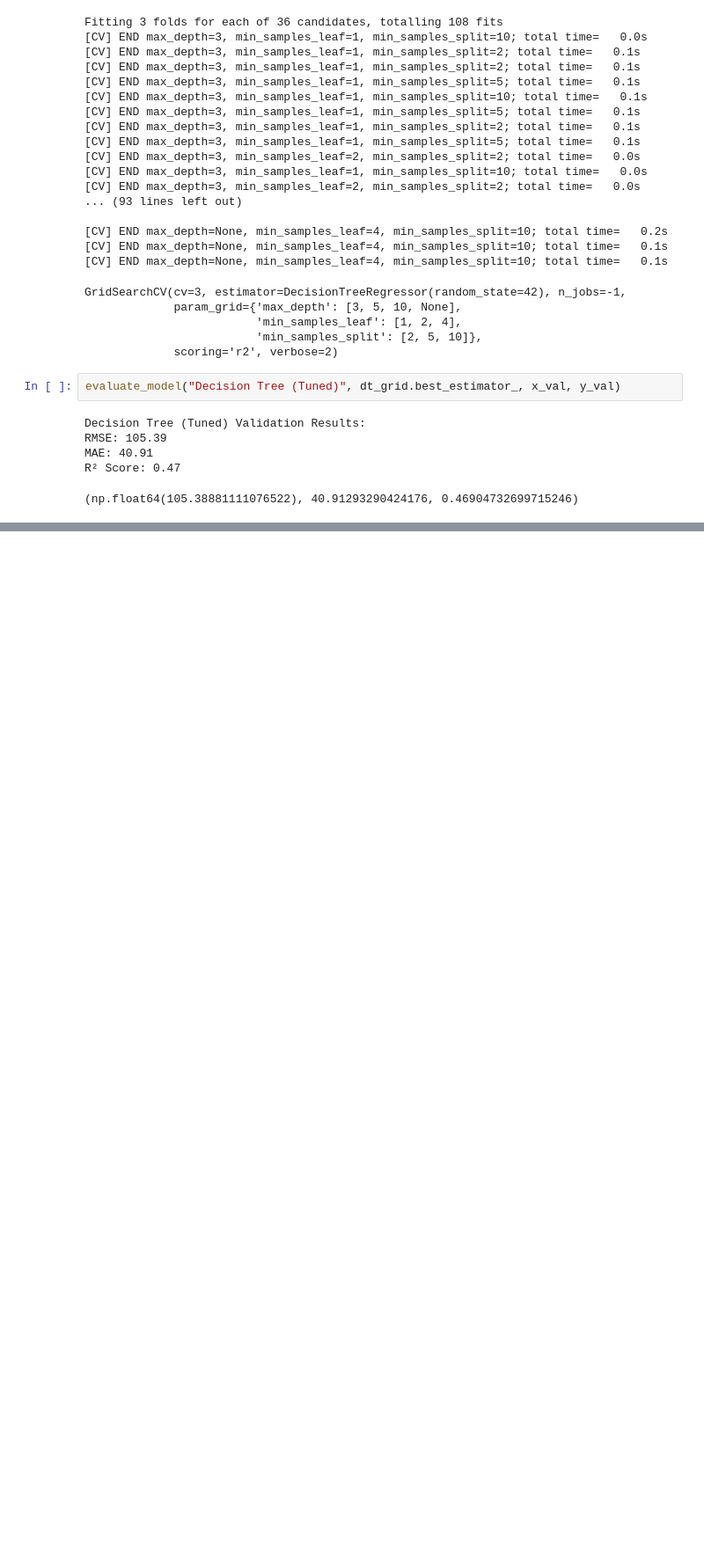
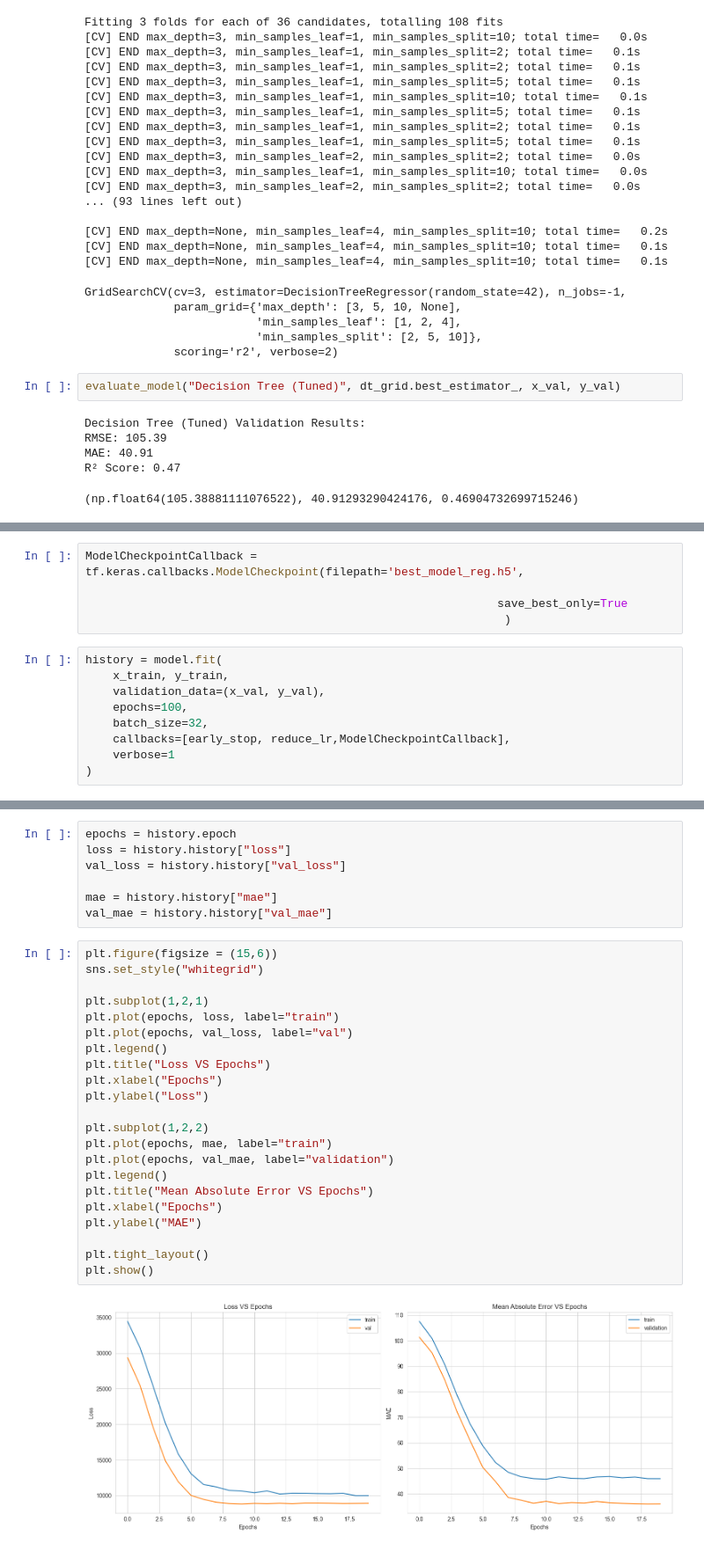
Before and after one commit to vaibhpande21/DS-Intern-Assignment-Vaibhav_Pandey, a Jupyter notebook: assignment.ipynb, the cells around one changed output, grey strips where cells are left out. Shown at 88% size. Cells and saved outputs as stored; diff of their text form; blank space fills up the shorter version.

Commit message:
Added XGBoost ,Neural Network, SVM
- Implemented tuned XGBoost regressor
- Built sequential NN with early stopping

```diff
--- a/assignment.ipynb
+++ b/assignment.ipynb
@@ -914,0 +1029,14 @@ R² Score: 0.47
+# %%
+ModelCheckpointCallback = tf.keras.callbacks.ModelCheckpoint(filepath='best_model_reg.h5',
+
+                                                            save_best_only=True
+                                                             )
+# %%
+history = model.fit(
+    x_train, y_train,
+    validation_data=(x_val, y_val),
+    epochs=100,
+    batch_size=32,
+    callbacks=[early_stop, reduce_lr,ModelCheckpointCallback],
+    verbose=1
+)
@@ -914,0 +1068,31 @@ R² Score: 0.47
+# %%
+epochs = history.epoch
+loss = history.history["loss"]
+val_loss = history.history["val_loss"]
+
+mae = history.history["mae"]
+val_mae = history.history["val_mae"]
+# %%
+plt.figure(figsize = (15,6))
+sns.set_style("whitegrid")
+
+plt.subplot(1,2,1)
+plt.plot(epochs, loss, label="train")
+plt.plot(epochs, val_loss, label="val")
+plt.legend()
+plt.title("Loss VS Epochs")
+plt.xlabel("Epochs")
+plt.ylabel("Loss")
+
+plt.subplot(1,2,2)
+plt.plot(epochs, mae, label="train")
+plt.plot(epochs, val_mae, label="validation")
+plt.legend()
+plt.title("Mean Absolute Error VS Epochs")
+plt.xlabel("Epochs")
+plt.ylabel("MAE")
+
+plt.tight_layout()
+plt.show()
+# %% [output]
+[figure, added]
```
Also changed, not shown: parts of 16 cells of this notebook, 1 other file.
